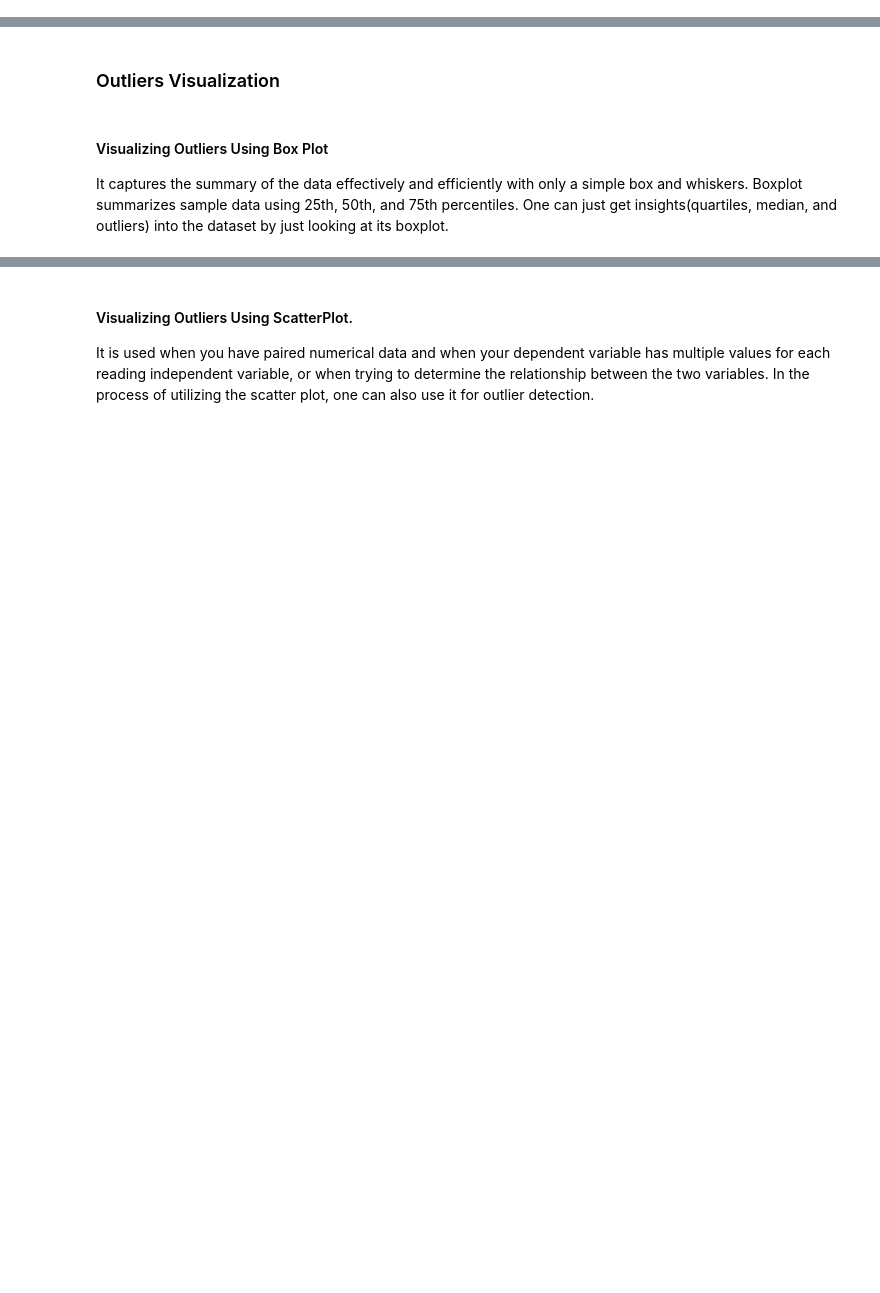
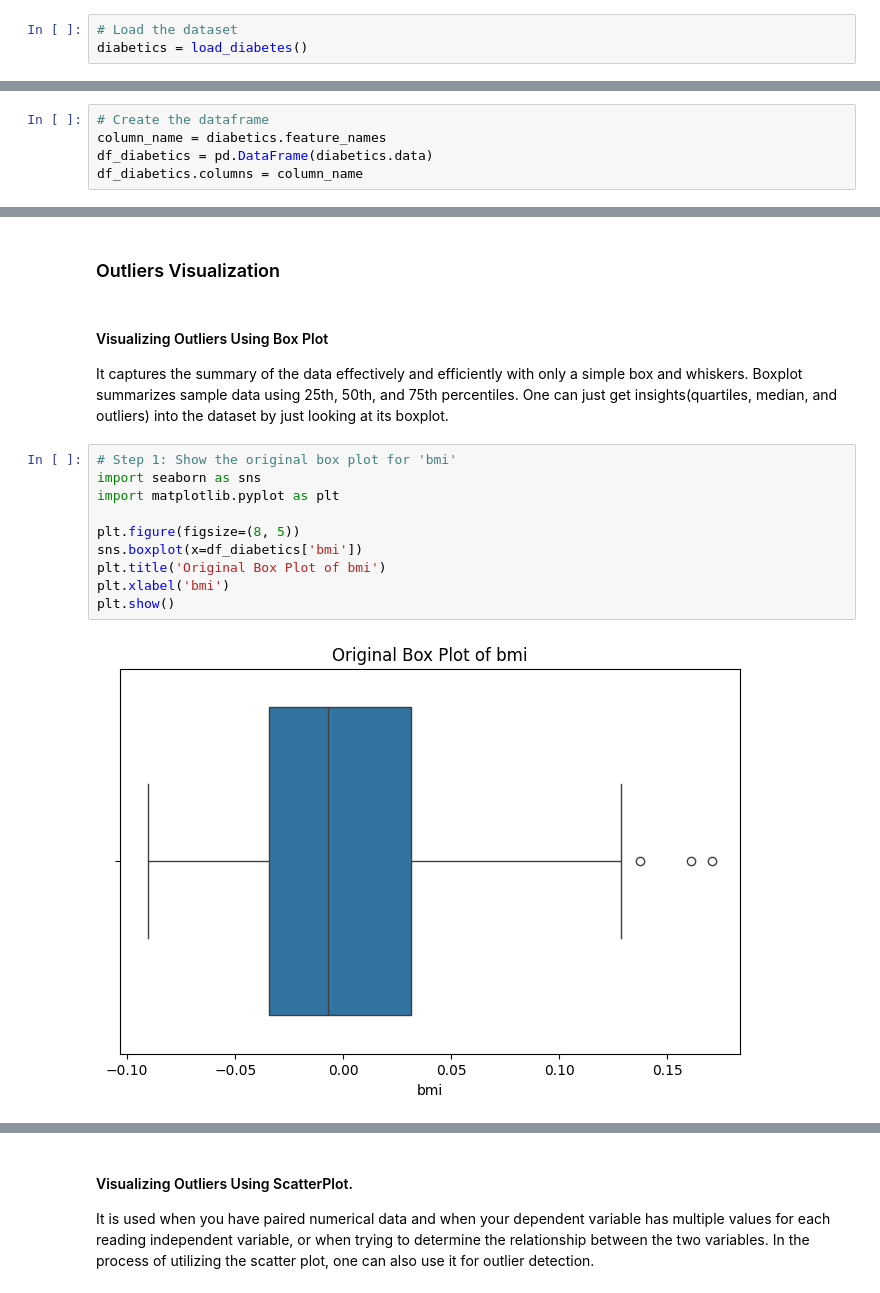
Before and after one commit to Hasyashri/ML_Lab_4, a Jupyter notebook: week5Lab_Students (1).ipynb, the cells around one changed output, grey strips where cells are left out. Saved outputs shown, nothing was run; the diff lists cells and outputs as text; blank space fills up the shorter version.

```diff
--- a/week5Lab_Students (1).ipynb
+++ b/week5Lab_Students (1).ipynb
@@ -515,0 +528,3 @@ https://www.geeksforgeeks.org/detect-and-remove-the-outliers-using-python/
+# %%
+# Load the dataset
+diabetics = load_diabetes()
@@ -515,0 +533,5 @@ https://www.geeksforgeeks.org/detect-and-remove-the-outliers-using-python/
+# %%
+# Create the dataframe
+column_name = diabetics.feature_names
+df_diabetics = pd.DataFrame(diabetics.data)
+df_diabetics.columns = column_name
@@ -518,3 +567,15 @@ https://www.geeksforgeeks.org/detect-and-remove-the-outliers-using-python/
 # %% [markdown]
 #### Visualizing Outliers Using Box Plot
 It captures the summary of the data effectively and efficiently with only a simple box and whiskers. Boxplot summarizes sample data using 25th, 50th, and 75th percentiles. One can just get insights(quartiles, median, and outliers) into the dataset by just looking at its boxplot.
+# %%
+# Step 1: Show the original box plot for 'bmi'
+import seaborn as sns
+import matplotlib.pyplot as plt
+
+plt.figure(figsize=(8, 5))
+sns.boxplot(x=df_diabetics['bmi'])
+plt.title('Original Box Plot of bmi')
+plt.xlabel('bmi')
+plt.show()
+# %% [output]
+[figure, added]
```
Also changed, not shown: parts of 21 cells of this notebook, 1 other file.
